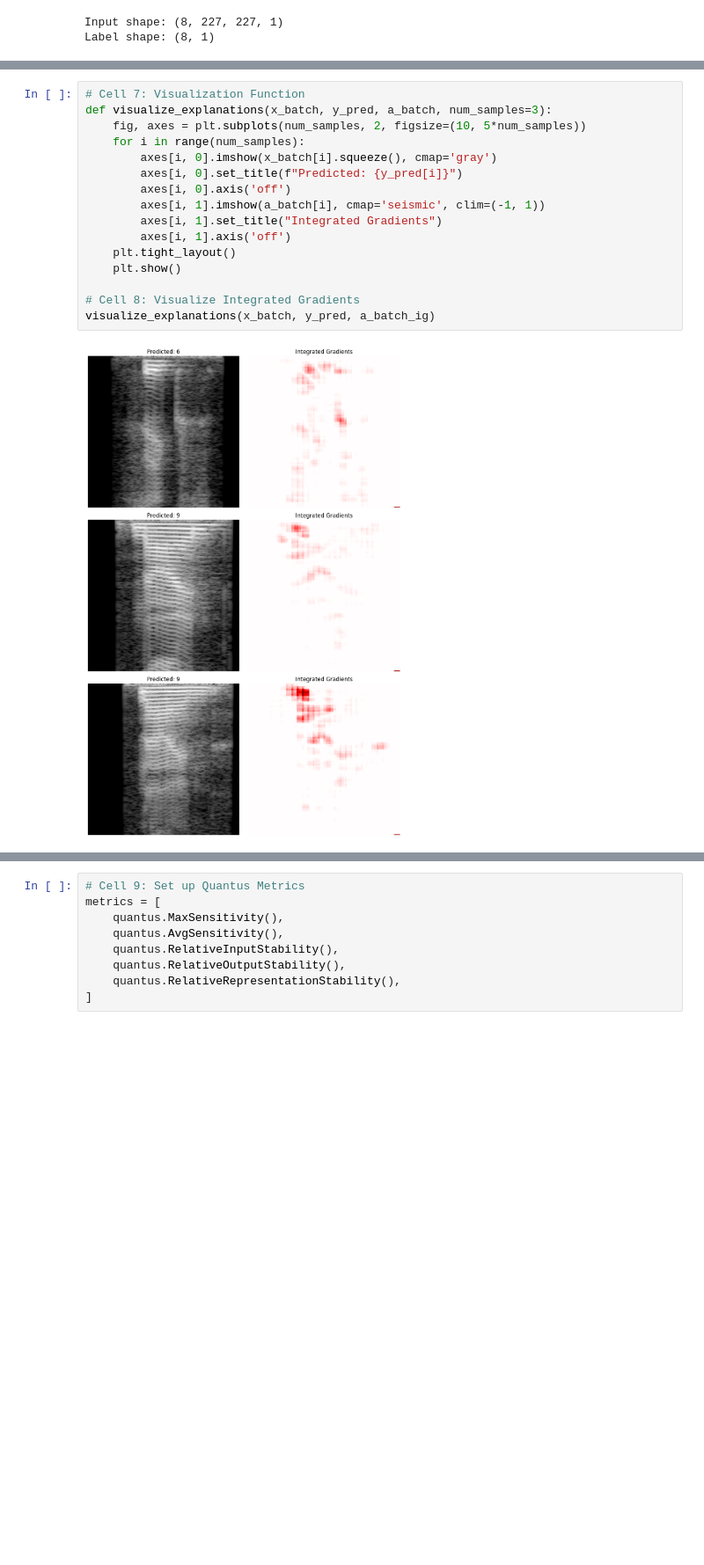
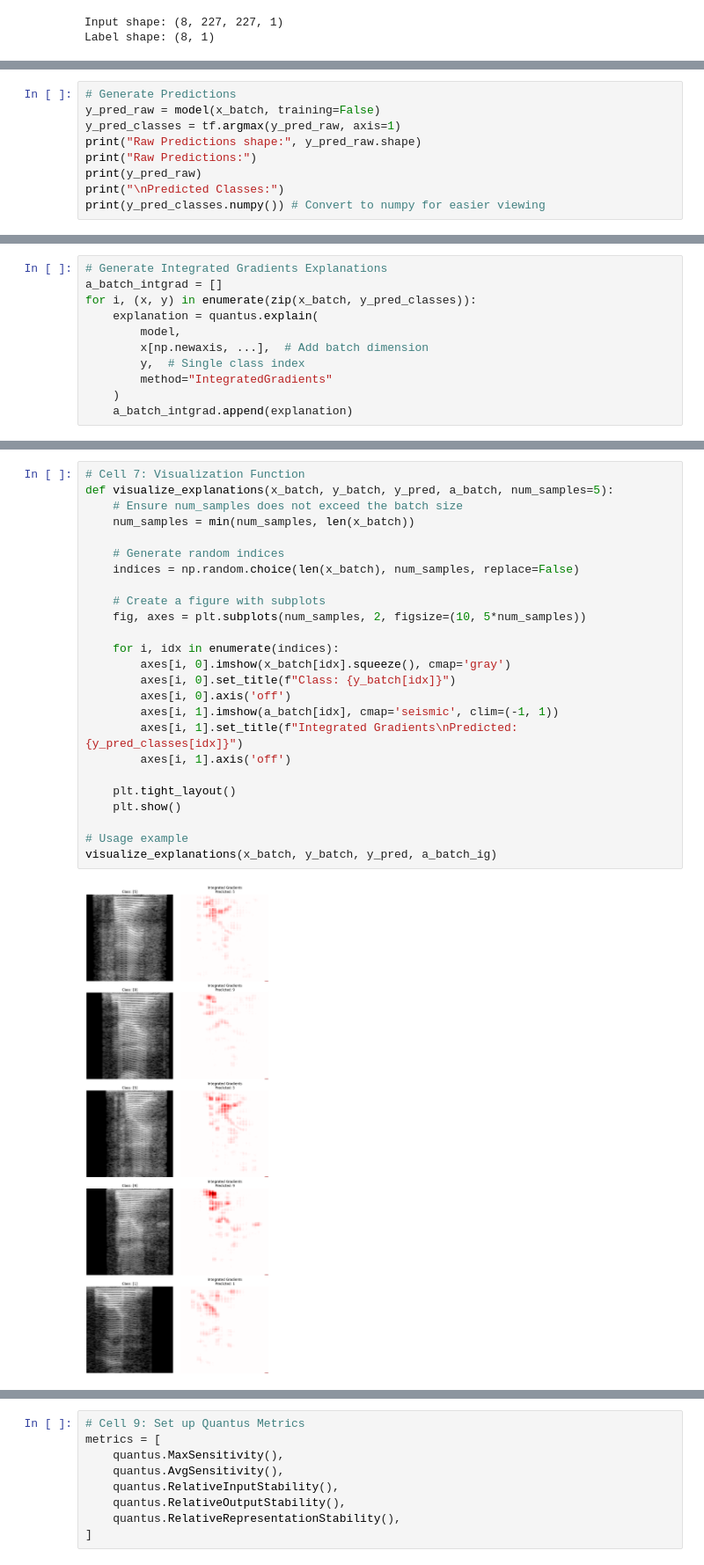
Before and after one commit to aaron-s-daniel/ExplainableAudio, a Jupyter notebook: AlexNet/AlexNetQuantus.ipynb, the cells around one changed output, grey strips where cells are left out. Shown at 88% size. Cells and saved outputs as stored; diff of their text form; blank space fills up the shorter version.

Commit message:
changing from Predict method to Call

```diff
--- a/AlexNet/AlexNetQuantus.ipynb
+++ b/AlexNet/AlexNetQuantus.ipynb
@@ -67,0 +55,9 @@ a_batch_ig = quantus.explain(model, x_batch, y_pred, method="IntegratedGradients
+# %%
+# Generate Predictions
+y_pred_raw = model(x_batch, training=False)
+y_pred_classes = tf.argmax(y_pred_raw, axis=1)
+print("Raw Predictions shape:", y_pred_raw.shape)
+print("Raw Predictions:")
+print(y_pred_raw)
+print("\nPredicted Classes:")
+print(y_pred_classes.numpy()) # Convert to numpy for easier viewing
@@ -67,0 +82,11 @@ a_batch_ig = quantus.explain(model, x_batch, y_pred, method="IntegratedGradients
+# %%
+# Generate Integrated Gradients Explanations
+a_batch_intgrad = []
+for i, (x, y) in enumerate(zip(x_batch, y_pred_classes)):
+    explanation = quantus.explain(
+        model,
+        x[np.newaxis, ...],  # Add batch dimension
+        y,  # Single class index
+        method="IntegratedGradients"
+    )
+    a_batch_intgrad.append(explanation)
@@ -68,18 +95,27 @@ a_batch_ig = quantus.explain(model, x_batch, y_pred, method="IntegratedGradients
 # %%
 # Cell 7: Visualization Function
-def visualize_explanations(x_batch, y_pred, a_batch, num_samples=3):
+def visualize_explanations(x_batch, y_batch, y_pred, a_batch, num_samples=5):
+    # Ensure num_samples does not exceed the batch size
+    num_samples = min(num_samples, len(x_batch))
+
+    # Generate random indices
+    indices = np.random.choice(len(x_batch), num_samples, replace=False)
+
+    # Create a figure with subplots
     fig, axes = plt.subplots(num_samples, 2, figsize=(10, 5*num_samples))
-    for i in range(num_samples):
-        axes[i, 0].imshow(x_batch[i].squeeze(), cmap='gray')
-        axes[i, 0].set_title(f"Predicted: {y_pred[i]}")
+
+    for i, idx in enumerate(indices):
+        axes[i, 0].imshow(x_batch[idx].squeeze(), cmap='gray')
+        axes[i, 0].set_title(f"Class: {y_batch[idx]}")
         axes[i, 0].axis('off')
-        axes[i, 1].imshow(a_batch[i], cmap='seismic', clim=(-1, 1))
-        axes[i, 1].set_title("Integrated Gradients")
+        axes[i, 1].imshow(a_batch[idx], cmap='seismic', clim=(-1, 1))
+        axes[i, 1].set_title(f"Integrated Gradients\nPredicted: {y_pred_classes[idx]}")
         axes[i, 1].axis('off')
+
     plt.tight_layout()
     plt.show()
 
-# Cell 8: Visualize Integrated Gradients
-visualize_explanations(x_batch, y_pred, a_batch_ig)
+# Usage example
+visualize_explanations(x_batch, y_batch, y_pred, a_batch_ig)
 # %% [output]
-[figure, old version]
+[figure, new version]
```
Also changed, not shown: parts of 16 cells of this notebook.
